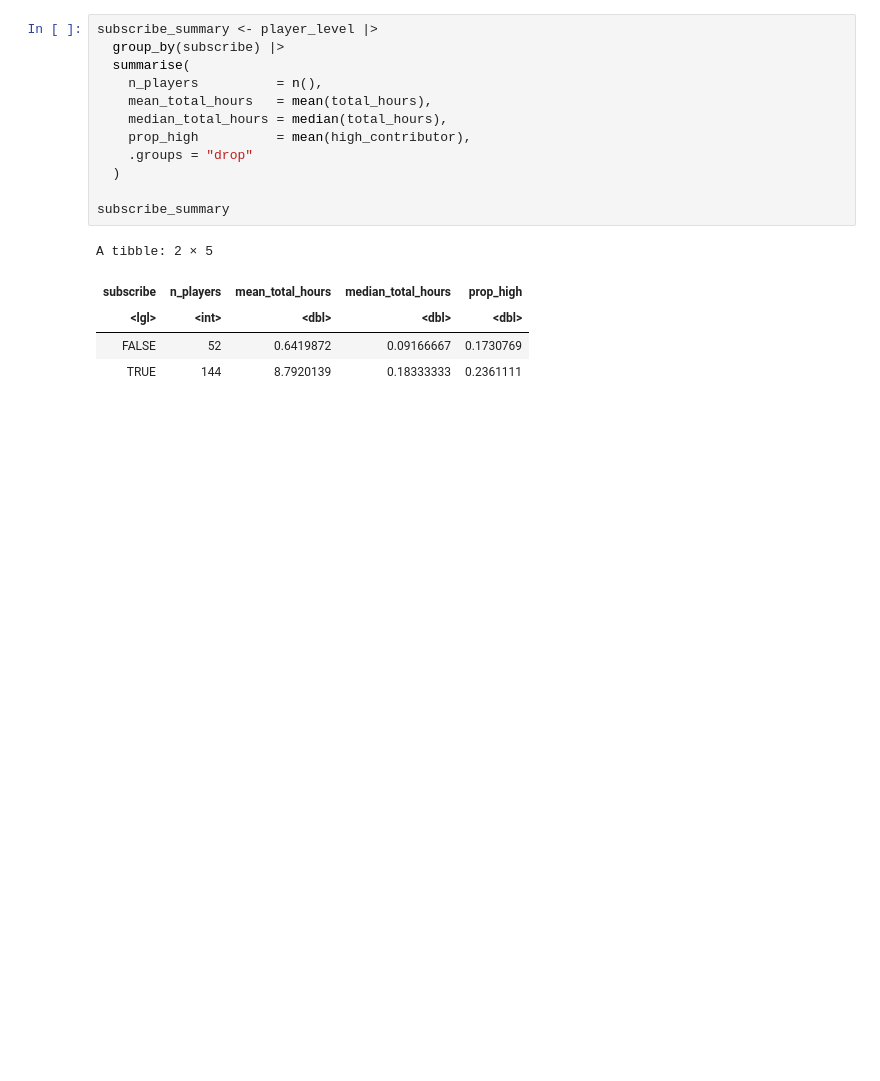
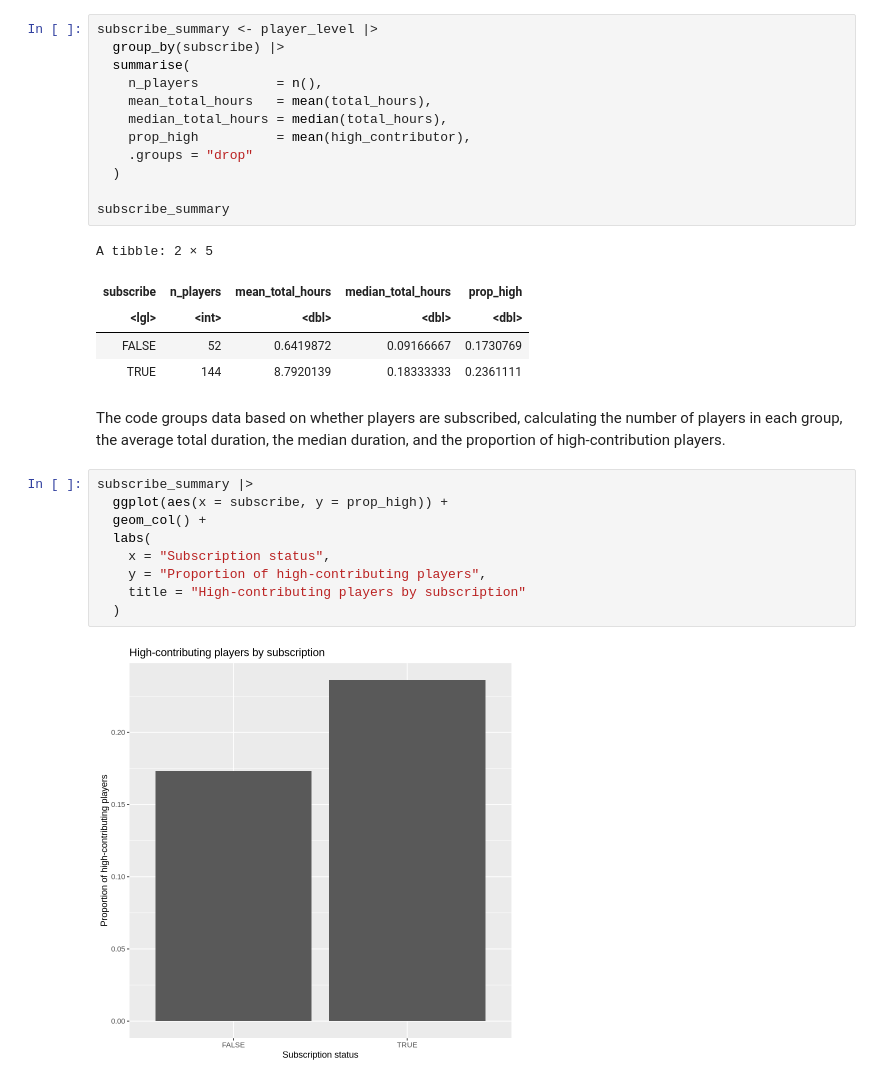
Before and after one commit to zgao36/DSCI-100-2025W1-Group-34, a Jupyter notebook: CODE_1.ipynb, the cells around one changed output. Drawn from its saved outputs; the diff is of its cells as text; blank space fills up the shorter version.

```diff
--- a/CODE_1.ipynb
+++ b/CODE_1.ipynb
@@ -257,6 +315,19 @@ A tibble: 2 × 5
 | <lgl> | <int> | <dbl> | <dbl> | <dbl> |
 | FALSE | 52 | 0.6419872 | 0.09166667 | 0.1730769 |
 | TRUE | 144 | 8.7920139 | 0.18333333 | 0.2361111 |
+# %% [markdown]
+The code groups data based on whether players are subscribed, calculating the number of players in each group, the average total duration, the median duration, and the proportion of high-contribution players.
+# %%
+subscribe_summary |>
+  ggplot(aes(x = subscribe, y = prop_high)) +
+  geom_col() +
+  labs(
+    x = "Subscription status",
+    y = "Proportion of high-contributing players",
+    title = "High-contributing players by subscription"
+  )
+# %% [output]
+[figure, added]
 # %%
 gender_summary <- player_level |>
   group_by(gender) |>
```
Also changed, not shown: parts of 27 cells of this notebook.
